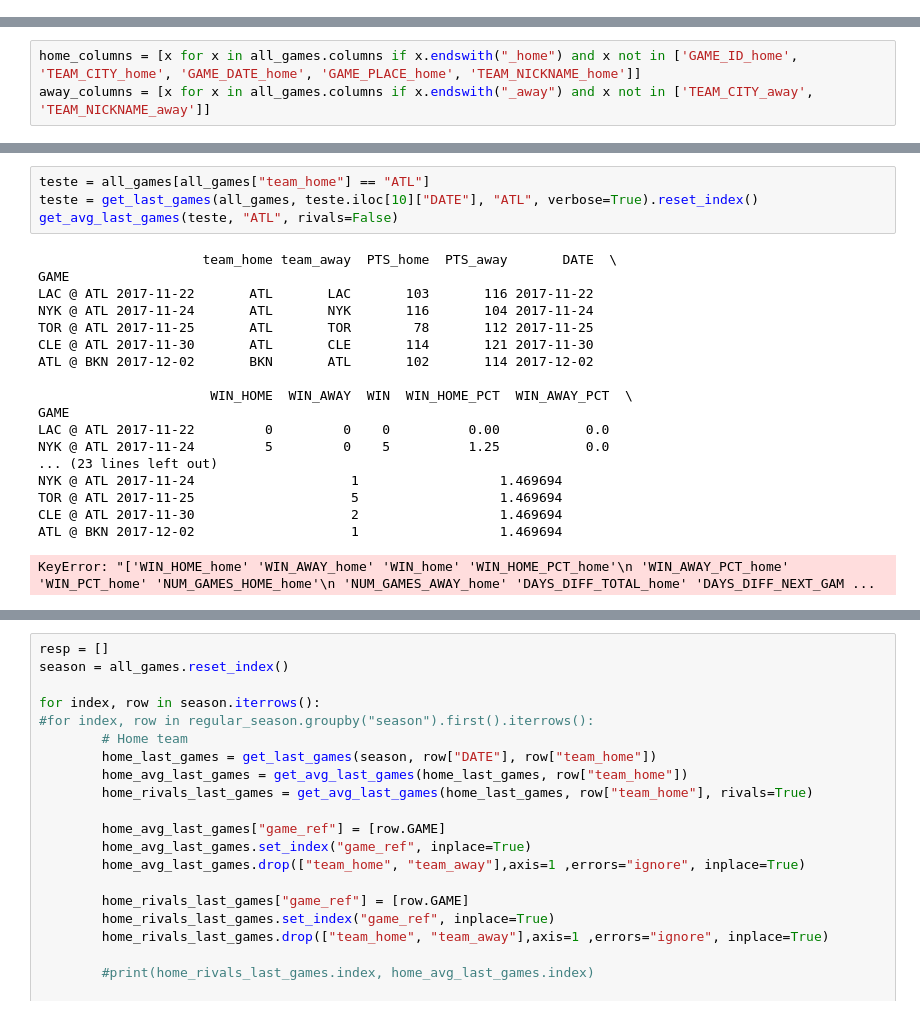
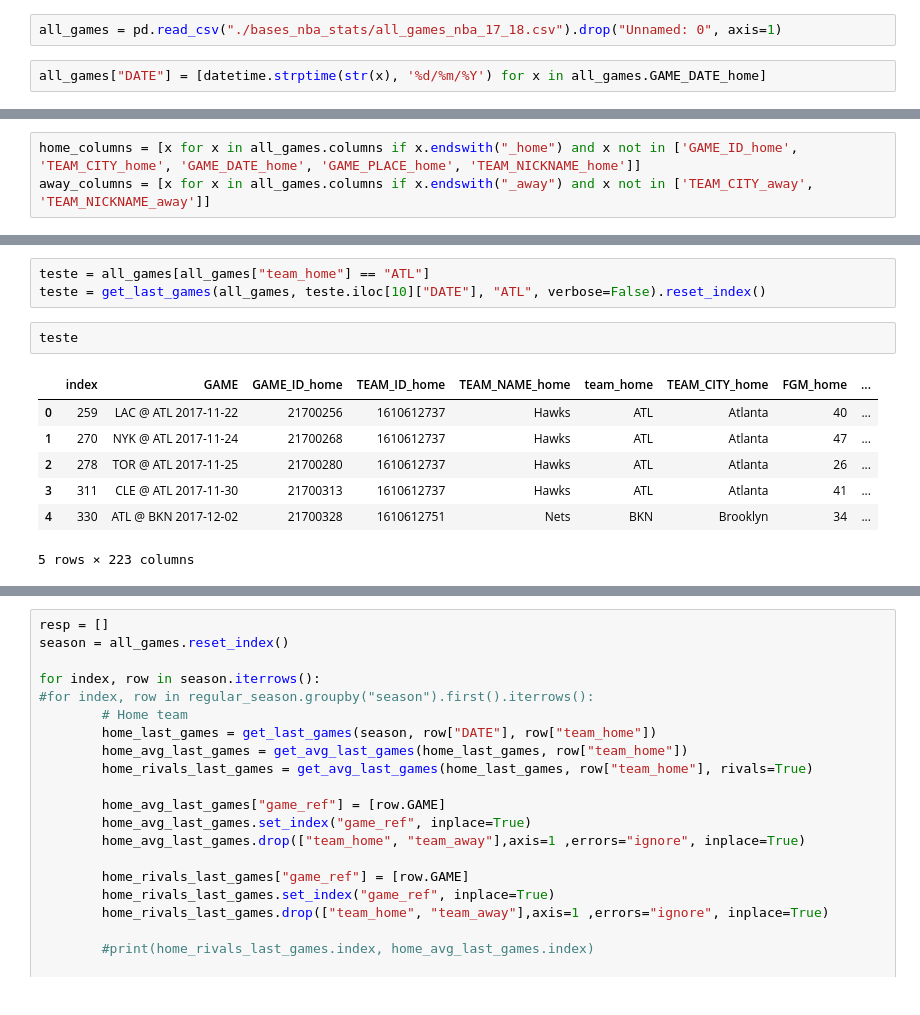
Before and after one commit to rafaelgasp/nba_games, a Jupyter notebook: Sumariza_Por_Jogo.ipynb, the cells around one changed output, grey strips where cells are left out. Drawn from its saved outputs; the diff is of its cells as text.

```diff
--- a/Sumariza_Por_Jogo.ipynb
+++ b/Sumariza_Por_Jogo.ipynb
@@ -67,6 +67,10 @@ all_games["team_away_game_num"] = all_games.groupby(['team_away']).cumcount() +
 all_games.to_csv("./bases_nba_stats/all_games_nba_17_18.csv")
 # %% [markdown]
 ### Cria features de Número de Jogos
+# %%
+all_games = pd.read_csv("./bases_nba_stats/all_games_nba_17_18.csv").drop("Unnamed: 0", axis=1)
+# %%
+all_games["DATE"] = [datetime.strptime(str(x), '%d/%m/%Y') for x in all_games.GAME_DATE_home]
 # %%
 all_games["NUM_GAMES_LAST_2_DAYS_home"] = [np.where((all_games["DATE"] >= (x.DATE - timedelta(days=2))) &
                                                     (all_games["DATE"] < x.DATE) &
@@ -238,23 +339,13 @@ def get_avg_last_games(last_games, team_name, n = 5, rivals = False):
 # %%
 teste = all_games[all_games["team_home"] == "ATL"]
-teste = get_last_games(all_games, teste.iloc[10]["DATE"], "ATL", verbose=True).reset_index()
-get_avg_last_games(teste, "ATL", rivals=False)
+teste = get_last_games(all_games, teste.iloc[10]["DATE"], "ATL", verbose=False).reset_index()
-# %% [output]
-                     team_home team_away  PTS_home  PTS_away       DATE  \
-GAME
-LAC @ ATL 2017-11-22       ATL       LAC       103       116 2017-11-22
-NYK @ ATL 2017-11-24       ATL       NYK       116       104 2017-11-24
-TOR @ ATL 2017-11-25       ATL       TOR        78       112 2017-11-25
-CLE @ ATL 2017-11-30       ATL       CLE       114       121 2017-11-30
-ATL @ BKN 2017-12-02       BKN       ATL       102       114 2017-12-02
-
-                      WIN_HOME  WIN_AWAY  WIN  WIN_HOME_PCT  WIN_AWAY_PCT  \
-GAME
-LAC @ ATL 2017-11-22         0         0    0          0.00           0.0
-NYK @ ATL 2017-11-24         5         0    5          1.25           0.0
-... (23 lines left out)
-NYK @ ATL 2017-11-24                    1                  1.469694
-TOR @ ATL 2017-11-25                    5                  1.469694
-CLE @ ATL 2017-11-30                    2                  1.469694
-ATL @ BKN 2017-12-02                    1                  1.469694
-KeyError: "['WIN_HOME_home' 'WIN_AWAY_home' 'WIN_home' 'WIN_HOME_PCT_home'\n 'WIN_AWAY_PCT_home' 'WIN_PCT_home' 'NUM_GAMES_HOME_home'\n 'NUM_GAMES_AWAY_home' 'DAYS_DIFF_TOTAL_home' 'DAYS_DIFF_NEXT_GAM ...
+# %%
+teste
+# %% [output]
+|  | index | GAME | GAME_ID_home | TEAM_ID_home | TEAM_NAME_home | team_home | TEAM_CITY_home | FGM_home | ... |
+| 0 | 259 | LAC @ ATL 2017-11-22 | 21700256 | 1610612737 | Hawks | ATL | Atlanta | 40 | ... |
+| 1 | 270 | NYK @ ATL 2017-11-24 | 21700268 | 1610612737 | Hawks | ATL | Atlanta | 47 | ... |
+| 2 | 278 | TOR @ ATL 2017-11-25 | 21700280 | 1610612737 | Hawks | ATL | Atlanta | 26 | ... |
+| 3 | 311 | CLE @ ATL 2017-11-30 | 21700313 | 1610612737 | Hawks | ATL | Atlanta | 41 | ... |
+| 4 | 330 | ATL @ BKN 2017-12-02 | 21700328 | 1610612751 | Nets | BKN | Brooklyn | 34 | ... |
+5 rows × 223 columns
```
Also changed, not shown: parts of 7 cells of this notebook, 3 other files.
